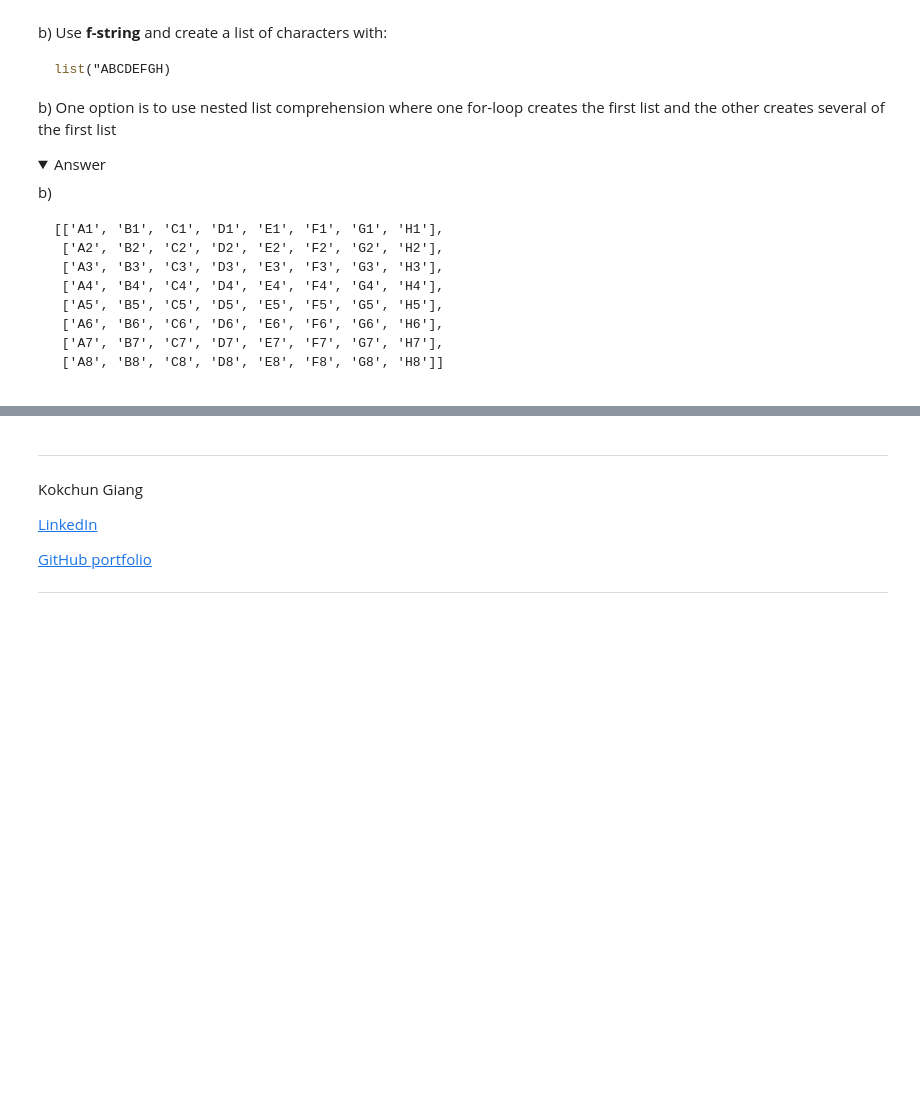
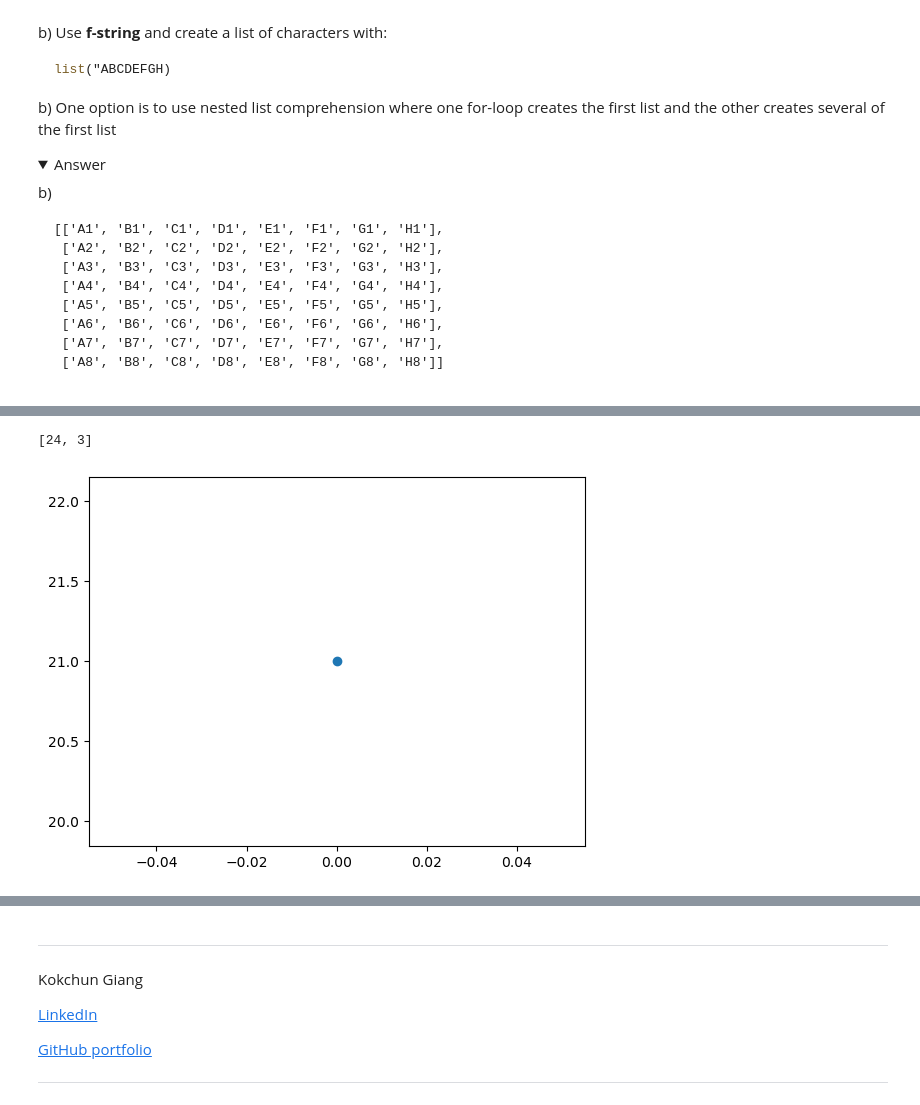
Before and after one commit to dancla240/Python_Daniel_Claesson, a Jupyter notebook: Excercises/04-list-exercise.ipynb, the cells around one changed output, grey strips where cells are left out. Drawn from its saved outputs; the diff is of its cells as text; code cells hidden in the pictures; folded sections open; blank space fills up the shorter version.

```diff
--- a/Excercises/04-list-exercise.ipynb
+++ b/Excercises/04-list-exercise.ipynb
@@ -297,3 +433,15 @@ No answer here, try to prove it theoretically.
+# %%
+import matplotlib.pyplot as plt
+
+list = [[0,21]]
+
+plt.scatter(list[0][0], list[0][1])
+
+list = [[0,21],[24,3],[3,2],[5,1]]
+print(list[1])
+# %% [output]
+[24, 3]
+[figure, added]
 # %% [markdown]
 ---
 ## 7. A cute rabbit among two ferocious snakes (**)
```
Also changed, not shown: parts of 8 cells of this notebook, 6 other files.
